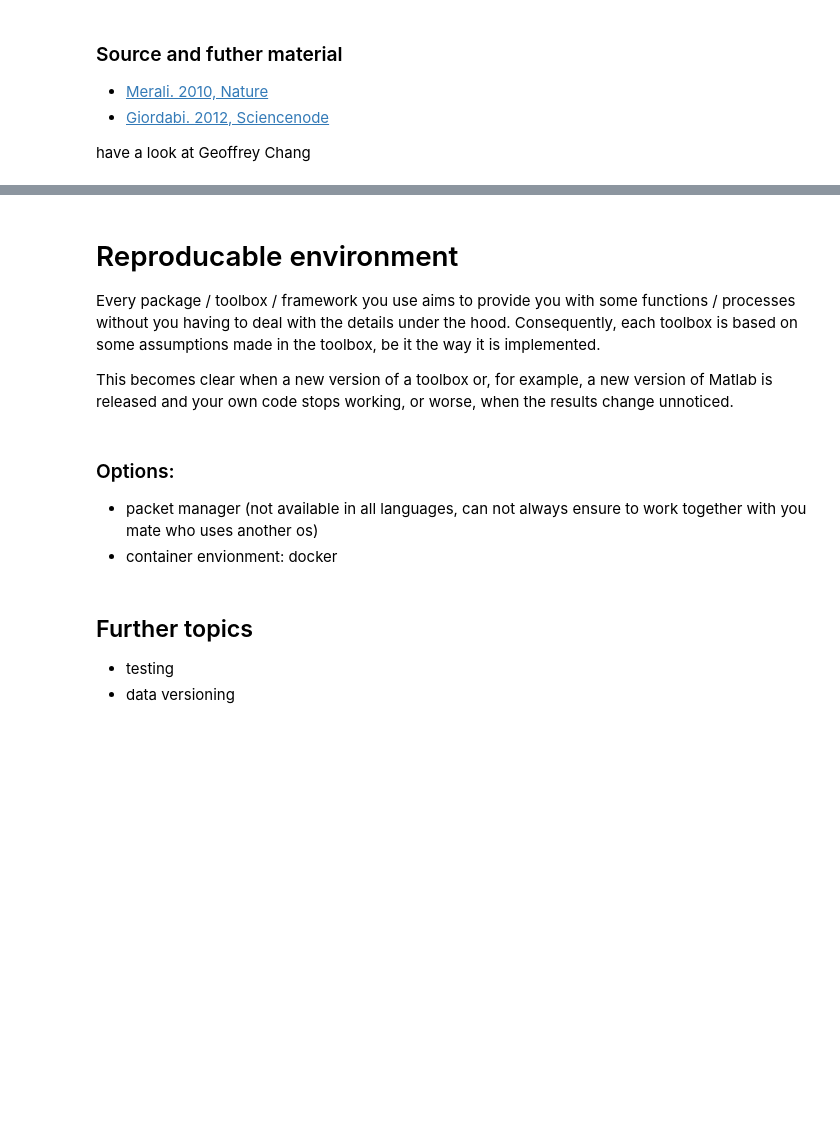
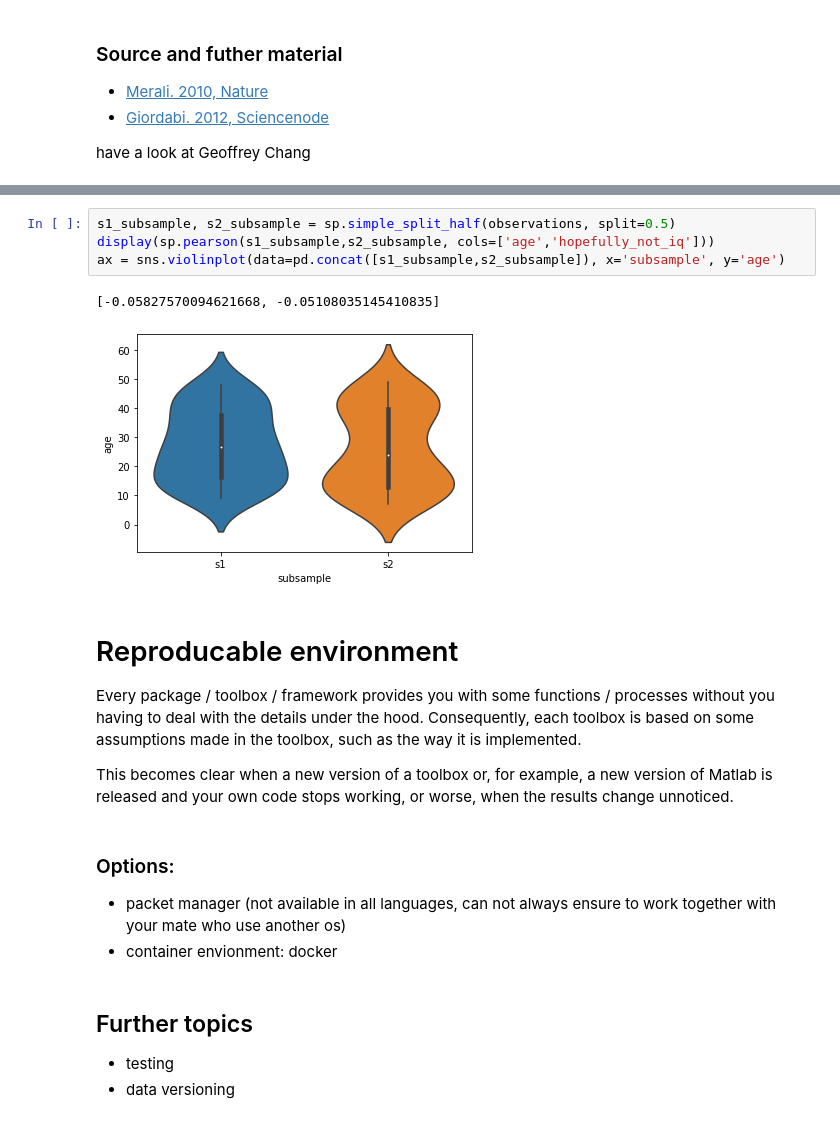
Before and after one commit to ChristianGerloff/cookiecutter_for_scientific_baking, a Jupyter notebook: src/notebooks/cookiecutter.ipynb, the cells around one changed output, grey strips where cells are left out. Drawn from its saved outputs; the diff is of its cells as text; blank space fills up the shorter version.

```diff
--- a/src/notebooks/cookiecutter.ipynb
+++ b/src/notebooks/cookiecutter.ipynb
@@ -101,12 +112,19 @@ git is a tree based versioning system
+# %%
+s1_subsample, s2_subsample = sp.simple_split_half(observations, split=0.5)
+display(sp.pearson(s1_subsample,s2_subsample, cols=['age','hopefully_not_iq']))
+ax = sns.violinplot(data=pd.concat([s1_subsample,s2_subsample]), x='subsample', y='age')
+# %% [output]
+[-0.05827570094621668, -0.05108035145410835]
+[figure, added]
 # %% [markdown]
 # Reproducable environment
 
-Every package / toolbox / framework you use aims to provide you with some functions / processes without you having to deal with the details under the hood. Consequently, each toolbox is based on some assumptions made in the toolbox, be it the way it is implemented.
+Every package / toolbox / framework provides you with some functions / processes without you having to deal with the details under the hood. Consequently, each toolbox is based on some assumptions made in the toolbox, such as the way it is implemented.
 
 This becomes clear when a new version of a toolbox or, for example, a new version of Matlab is released and your own code stops working, or worse, when the results change unnoticed.
 # %% [markdown]
 ### Options:
-* packet manager (not available in all languages, can not always ensure to work together with you mate who uses another os)
+* packet manager (not available in all languages, can not always ensure to work together with your mate who use another os)
 * container envionment: docker
 # %% [markdown]
 ## Further topics
```
Also changed, not shown: parts of 6 cells of this notebook.
